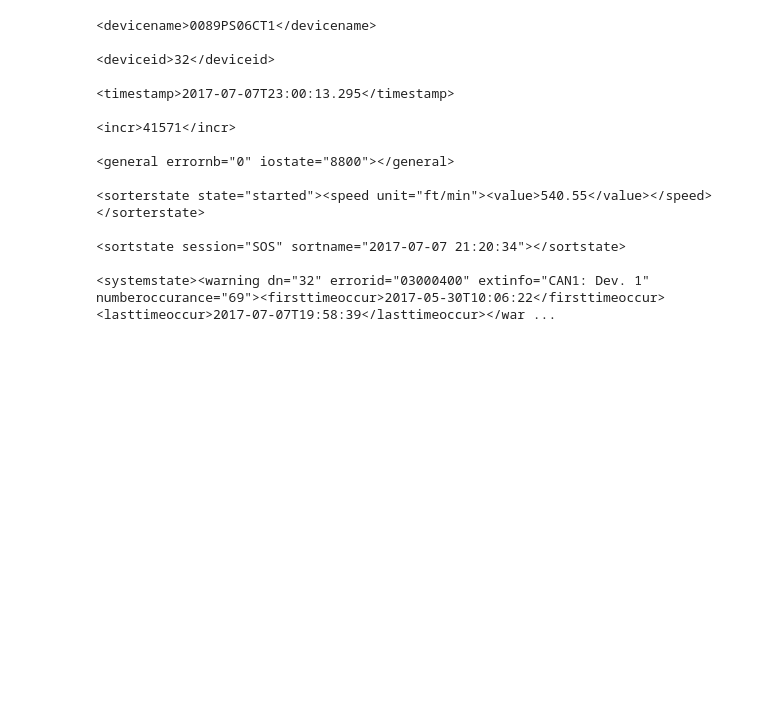
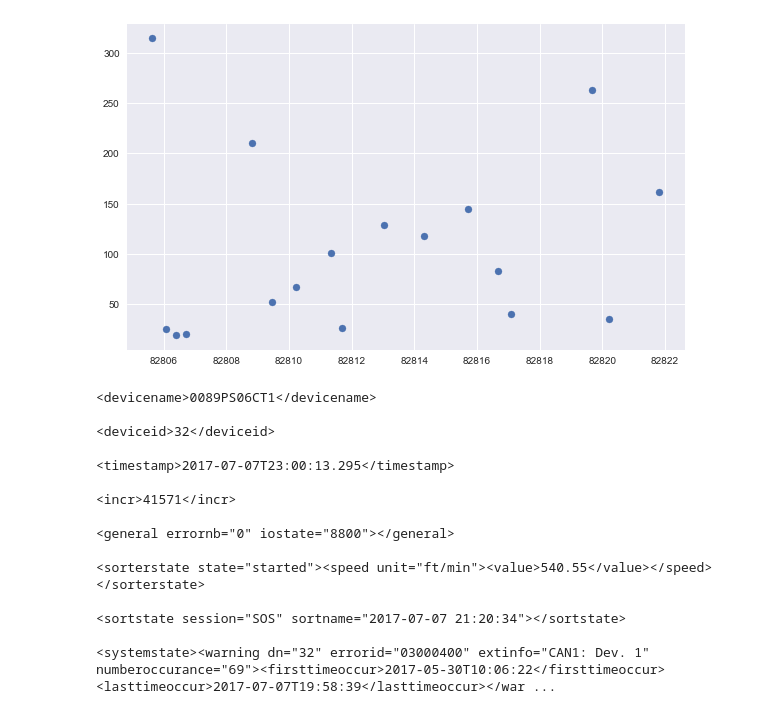
Before and after one commit to michaelsilverstein/CS542---SICK-1, a Jupyter notebook: Load data.ipynb, the cells around one changed output. Saved outputs shown, nothing was run; the diff lists cells and outputs as text; code cells hidden in the pictures; blank space fills up the shorter version.

Commit message:
Time HH:MM:SS->Second in day

```diff
--- a/Load data.ipynb
+++ b/Load data.ipynb
@@ -43,3 +43,42 @@ for c in range(len(conditions)):
     conditions_encoded[c,conditions[c]] = 1
 #Store in dataframe
 label_df = pd.DataFrame(conditions_encoded,columns=classes).astype(int)
+"""Extract relevant information from each field for all objects"""
+cols = ['date','time','height','width','length','volume','weight','angle','gap','velocity','velocity_units','belt_velocity',\
+        'belt_velocity_units']
+#Initialize dictionary for storing extracted data
+data = {}
+for obj in soup.find_all('objectdata'):
+    #Time stamp
+    [date,time] = obj.timestamp.contents[0].split('T')
+    #Convert time to seconds in day
+    time = np.dot([float(t) for t in time.split(':')],np.power(60,range(2,-1,-1)))
+    #Gap information
+    gap = float(obj.oga.value.contents[0])
+    #Item volume
+    vol_keys = ['ohe','owi','ole']
+    [height,width,length] = [float(obj.volumetric.size.attrs[key]) for key in vol_keys]
+    vol = height*width*length
+    vol_units = obj.volumetric.size.attrs['unit']
+    #Item angle
+    angle = int(obj.volumetric.oa.value.contents[0])
+    #Item Velocity
+    vel = int(obj.volumetric.otve.value.contents[0])
+    vel_units = obj.volumetric.otve.attrs['unit']
+    #Item weight
+    weight = float(obj.scaledata.value.contents[0]) #In lbs
+    #Conveyor belt velocity
+    belt_vel = float(obj.sorterstate.speed.value.contents[0])
+    belt_vel_units = obj.sorterstate.speed.attrs['unit']
+
+    #Add data to dictionary
+    d = [date,time,height,width,length,vol,weight,angle,gap,vel,vel_units,belt_vel,belt_vel_units]
+    for k,v in zip(cols,d):
+        #Initialize each entry with an empty list and then append new value
+        data[k] = data.get(k,[])+[v]
+#Construct dataframe
+df = pd.DataFrame(data,columns=cols)
+#Add labels
+df = df.join(label_df)
+#Save as csv
+df.to_csv('sampledata.csv',index=False)
@@ -89,3 +107,8 @@ plt.show()
+# %%
+plt.scatter(df.time,df.gap)
+plt.show()
+# %% [output]
+[figure, added]
 # %%
 for n in soup.heartbeatdata:
     print(n)
```
Also changed, not shown: parts of 3 cells of this notebook, 4 other files.
